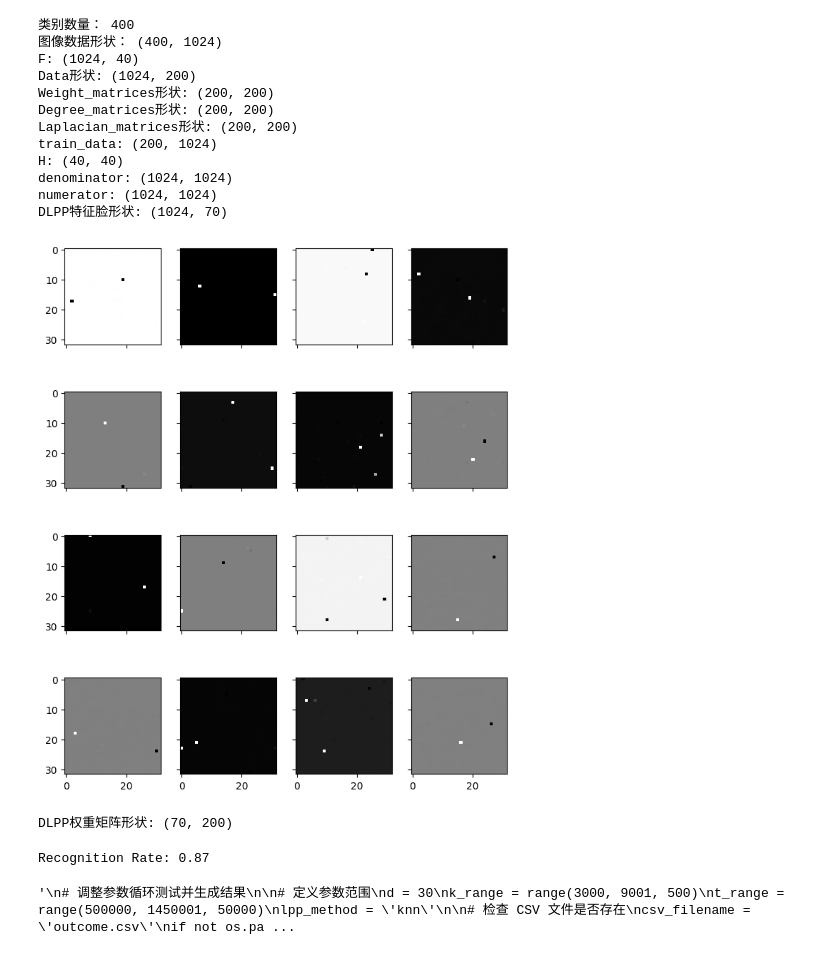
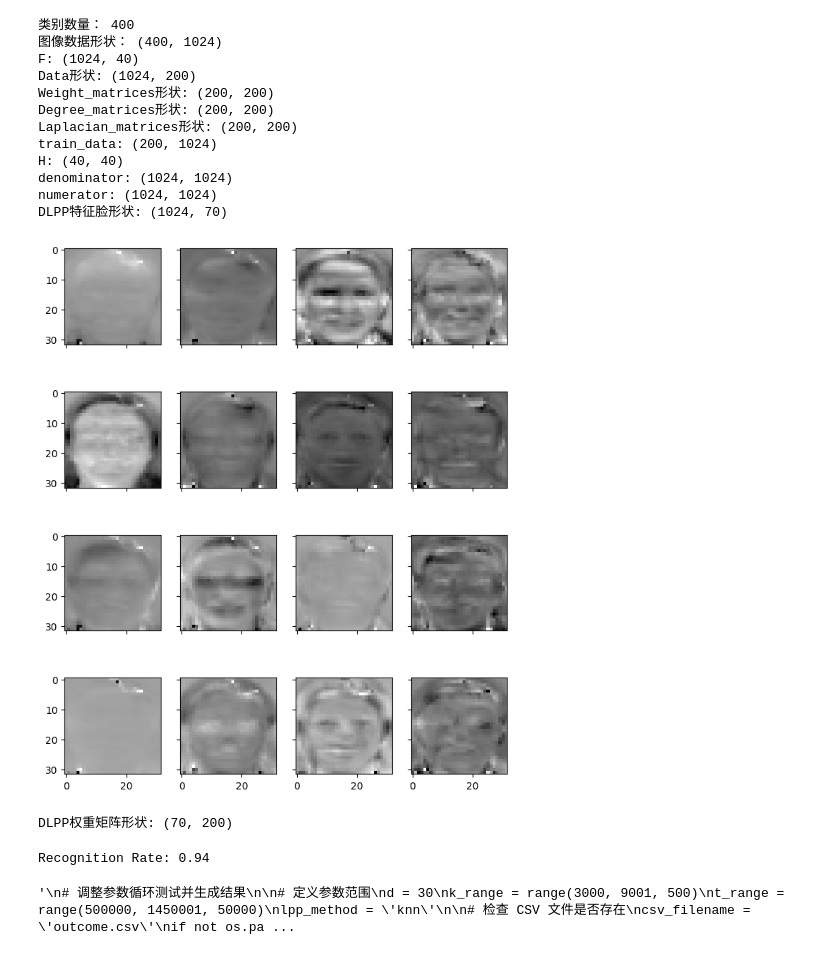
Before and after one commit to TonyHuang6666/Manifold-Learning, a Jupyter notebook: Discriminant Locality Preserving Projection/DLPP-Face Recognition.ipynb, the cells around one changed output. Cells and saved outputs as stored; diff of their text form; code cells hidden in the pictures.

```diff
--- a/Discriminant Locality Preserving Projection/DLPP-Face Recognition.ipynb
+++ b/Discriminant Locality Preserving Projection/DLPP-Face Recognition.ipynb
@@ -253,60 +253,48 @@ def read_images(dataset_dir, target_size=(32, 32)):
 
 # 训练集和测试集划分
 def train_test_split(data, labels, train_test_split_ratio):
-    train_data, train_labels, test_data, test_labels = [], [], [], []
+    num_samples = data.shape[0]  # 总样本数
+    train_samples = int(num_samples * train_test_split_ratio)  # 训练集样本数
 
-    # 获取唯一的类别标签
-    unique_labels = np.unique(labels)
+    # 随机打乱数据集
+    indices = np.random.permutation(num_samples)
+    data = data[indices]
+    labels = labels[indices]
 
-    for label in unique_labels:
-        # 获取当前类别的样本索引
-        indices = np.where(labels == label)[0]
-        num_samples = len(indices)
-        train_samples = int(num_samples * train_test_split_ratio)
-
-        # 将当前类别的样本分配给训练集和测试集
-        train_indices = indices[:train_samples]
-        test_indices = indices[train_samples:]
-
-        train_data.extend(data[train_indices])
-        train_labels.extend(labels[train_indices])
-        test_data.extend(data[test_indices])
-        test_labels.extend(labels[test_indices])
-
-    # 转换为数组格式
-    train_data = np.array(train_data)
-    train_labels = np.array(train_labels)
-    test_data = np.array(test_data)
-    test_labels = np.array(test_labels)
+    # 划分训练集和测试集
+    train_data = data[:train_samples]
+    train_labels = labels[:train_samples]
+    test_data = data[train_samples:]
+    test_labels = labels[train_samples:]
 
     return train_data, train_labels, test_data, test_labels
 # %%
 dataset = "attfaces"
 data, labels, faceshape = read_images(dataset)
 print("类别数量：", len(labels))
 print("图像数据形状：", data.shape)
 train_data, train_labels, test_data, test_labels = train_test_split(data, labels, train_test_split_ratio=0.5)
 d = 70
-k = 400
-t = 25000
-lpp_method = 'epsilon'  # 'knn'或'epsilon'
+k = 600
+t = 30000
+lpp_method = 'knn'  # 'knn'或'epsilon'
 dlpp_eigenfaces, overall_mean = DLPP(train_data, train_labels, d, lpp_method, k, t)
 print("DLPP特征脸形状:", dlpp_eigenfaces.shape)
 ShowEigenface(dlpp_eigenfaces, faceshape)
 # %% [output]
 类别数量： 400
 图像数据形状： (400, 1024)
 F: (1024, 40)
 Data形状: (1024, 200)
 Weight_matrices形状: (200, 200)
 Degree_matrices形状: (200, 200)
 Laplacian_matrices形状: (200, 200)
 train_data: (200, 1024)
 H: (40, 40)
 denominator: (1024, 1024)
 numerator: (1024, 1024)
 DLPP特征脸形状: (1024, 70)
-[figure, old version]
+[figure, new version]
 # %%
 dlpp_weight_matrix = np.dot(dlpp_eigenfaces.T, train_data.T- overall_mean)
 print("DLPP权重矩阵形状:", dlpp_weight_matrix.shape)
@@ -354,7 +342,7 @@ for i in range(test_data.shape[0]):
 rate = right_times / (right_times + wrong_times)
 print(f"Recognition Rate: {rate}")
 # %% [output]
-Recognition Rate: 0.87
+Recognition Rate: 0.94
 # %%
 """
 # 调整参数循环测试并生成结果
```
